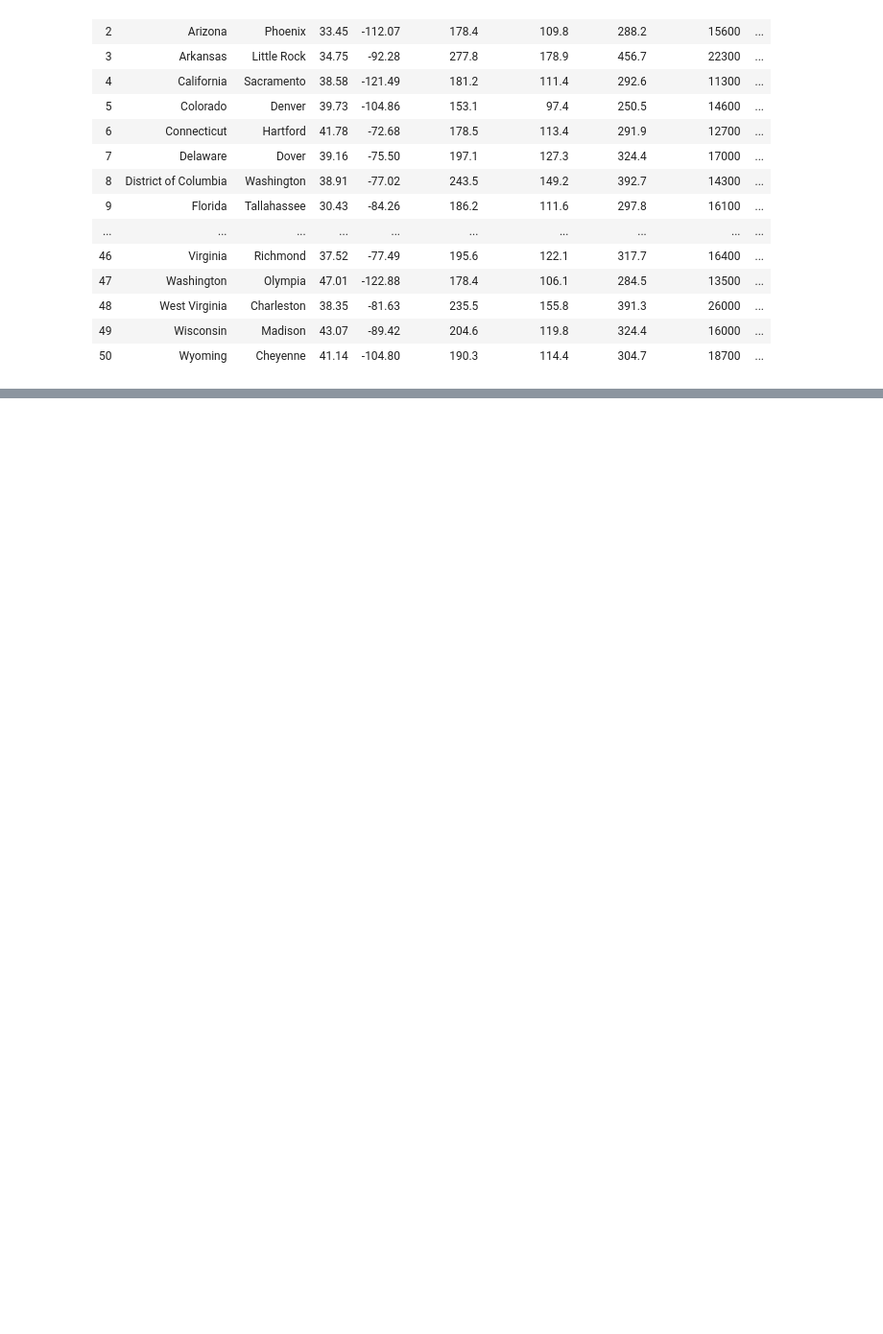
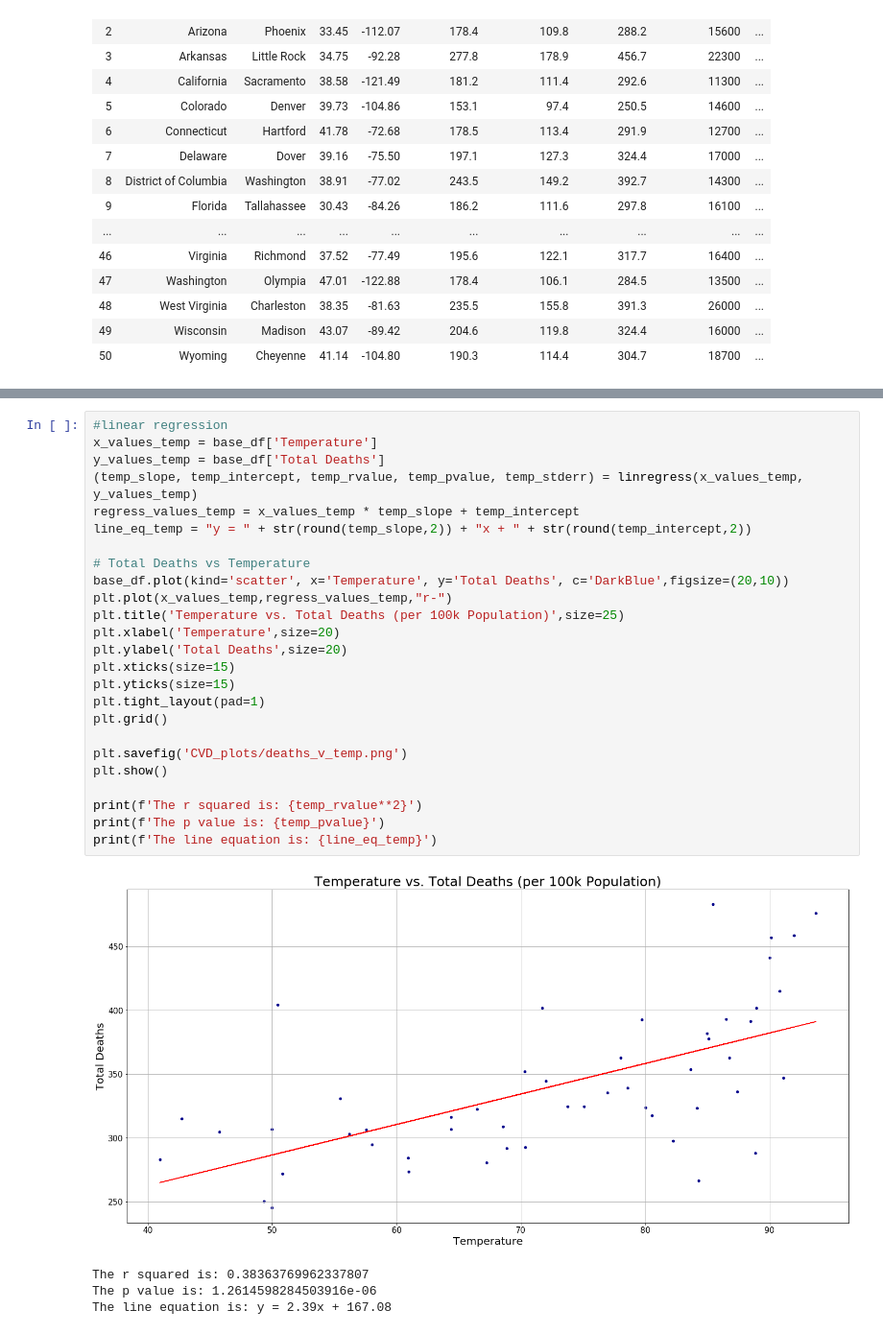
Before and after one commit to ASooklall/project-1-cvd, a Jupyter notebook: project-1-team-6.ipynb, the cells around one changed output, grey strips where cells are left out. Shown at 96% size. Drawn from its saved outputs; the diff is of its cells as text; blank space fills up the shorter version.

```diff
--- a/project-1-team-6.ipynb
+++ b/project-1-team-6.ipynb
@@ -253,0 +276,30 @@ plt.grid()
+# %%
+#linear regression
+x_values_temp = base_df['Temperature']
+y_values_temp = base_df['Total Deaths']
+(temp_slope, temp_intercept, temp_rvalue, temp_pvalue, temp_stderr) = linregress(x_values_temp, y_values_temp)
+regress_values_temp = x_values_temp * temp_slope + temp_intercept
+line_eq_temp = "y = " + str(round(temp_slope,2)) + "x + " + str(round(temp_intercept,2))
+
+# Total Deaths vs Temperature
+base_df.plot(kind='scatter', x='Temperature', y='Total Deaths', c='DarkBlue',figsize=(20,10))
+plt.plot(x_values_temp,regress_values_temp,"r-")
+plt.title('Temperature vs. Total Deaths (per 100k Population)',size=25)
+plt.xlabel('Temperature',size=20)
+plt.ylabel('Total Deaths',size=20)
+plt.xticks(size=15)
+plt.yticks(size=15)
+plt.tight_layout(pad=1)
+plt.grid()
+
+plt.savefig('CVD_plots/deaths_v_temp.png')
+plt.show()
+
+print(f'The r squared is: {temp_rvalue**2}')
+print(f'The p value is: {temp_pvalue}')
+print(f'The line equation is: {line_eq_temp}')
+# %% [output]
+[figure, added]
+The r squared is: 0.38363769962337807
+The p value is: 1.2614598284503916e-06
+The line equation is: y = 2.39x + 167.08
```
Also changed, not shown: parts of 9 cells of this notebook, 6 other files.
